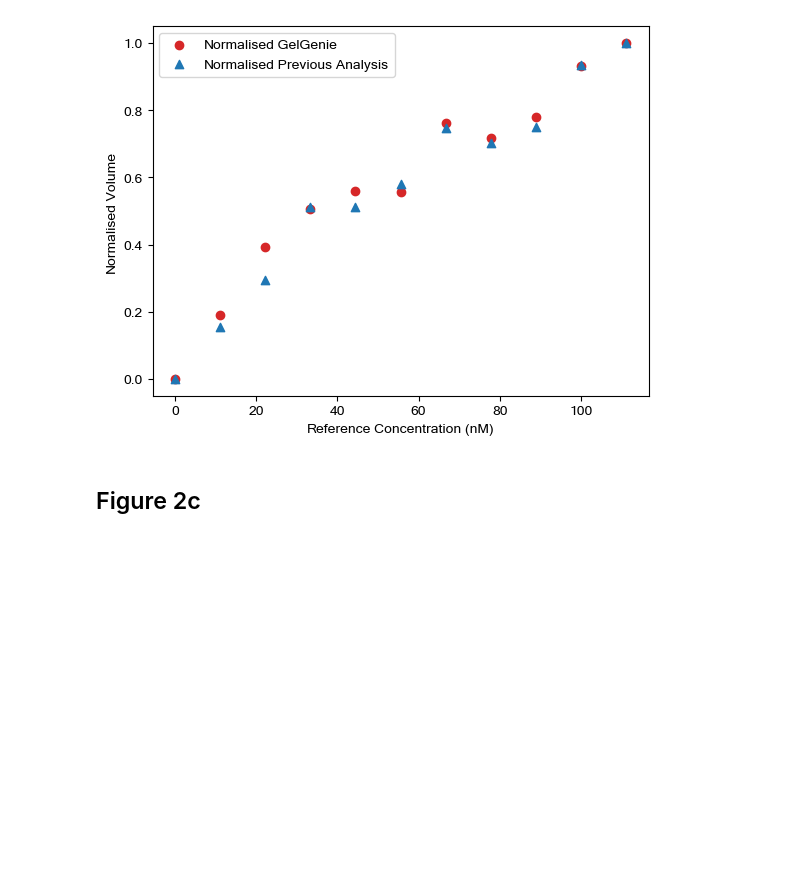
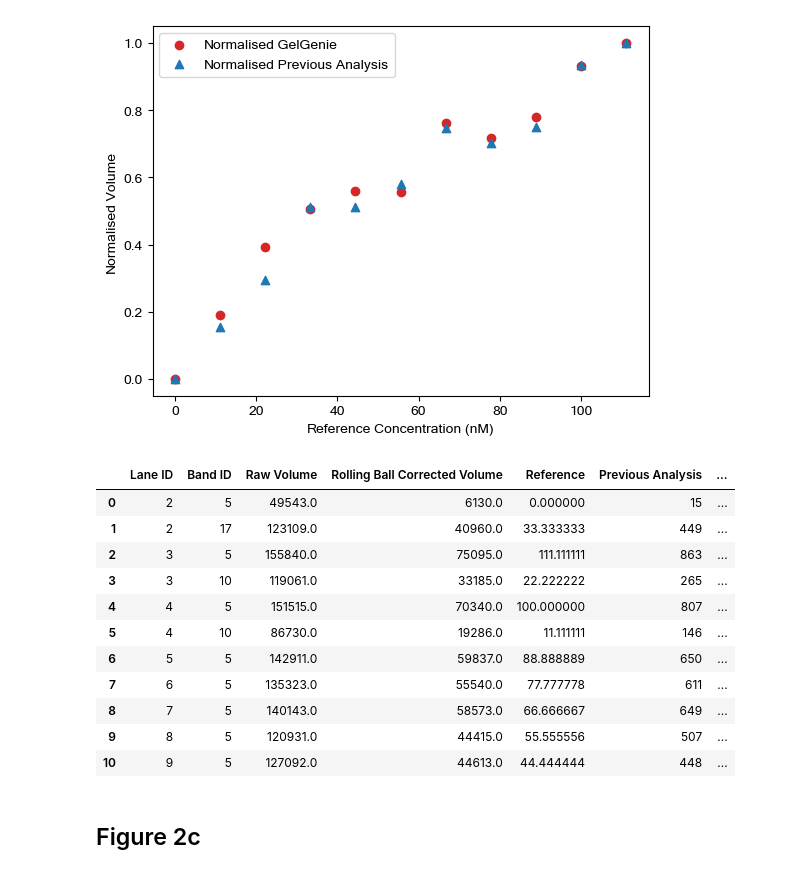
Before and after one commit to mattaq31/GelGenie, a Jupyter notebook: python-gelgenie/statistical_analysis/Paper Comparison Analysis.ipynb, the cells around one changed output. Drawn from its saved outputs; the diff is of its cells as text; code cells hidden in the pictures; blank space fills up the shorter version.

```diff
--- a/python-gelgenie/statistical_analysis/Paper Comparison Analysis.ipynb
+++ b/python-gelgenie/statistical_analysis/Paper Comparison Analysis.ipynb
@@ -165,6 +182,23 @@ plt.show()
 # %% [output]
 [figure]
 [figure]
+# %%
+fig2b_df['Percentage Error'] = (fig2b_df['Normalised Rolling Ball Corrected Volume'] - fig2b_df['Normalised Previous Analysis']) / fig2b_df['Normalised Previous Analysis'] * 100
+
+fig2b_df.head(20)
+# %% [output]
+|  | Lane ID | Band ID | Raw Volume | Rolling Ball Corrected Volume | Reference | Previous Analysis | ... |
+| 0 | 2 | 5 | 49543.0 | 6130.0 | 0.000000 | 15 | ... |
+| 1 | 2 | 17 | 123109.0 | 40960.0 | 33.333333 | 449 | ... |
+| 2 | 3 | 5 | 155840.0 | 75095.0 | 111.111111 | 863 | ... |
+| 3 | 3 | 10 | 119061.0 | 33185.0 | 22.222222 | 265 | ... |
+| 4 | 4 | 5 | 151515.0 | 70340.0 | 100.000000 | 807 | ... |
+| 5 | 4 | 10 | 86730.0 | 19286.0 | 11.111111 | 146 | ... |
+| 6 | 5 | 5 | 142911.0 | 59837.0 | 88.888889 | 650 | ... |
+| 7 | 6 | 5 | 135323.0 | 55540.0 | 77.777778 | 611 | ... |
+| 8 | 7 | 5 | 140143.0 | 58573.0 | 66.666667 | 649 | ... |
+| 9 | 8 | 5 | 120931.0 | 44415.0 | 55.555556 | 507 | ... |
+| 10 | 9 | 5 | 127092.0 | 44613.0 | 44.444444 | 448 | ... |
 # %% [markdown]
 ## Figure 2c
 # %%
```
Also changed, not shown: parts of 2 cells of this notebook.
